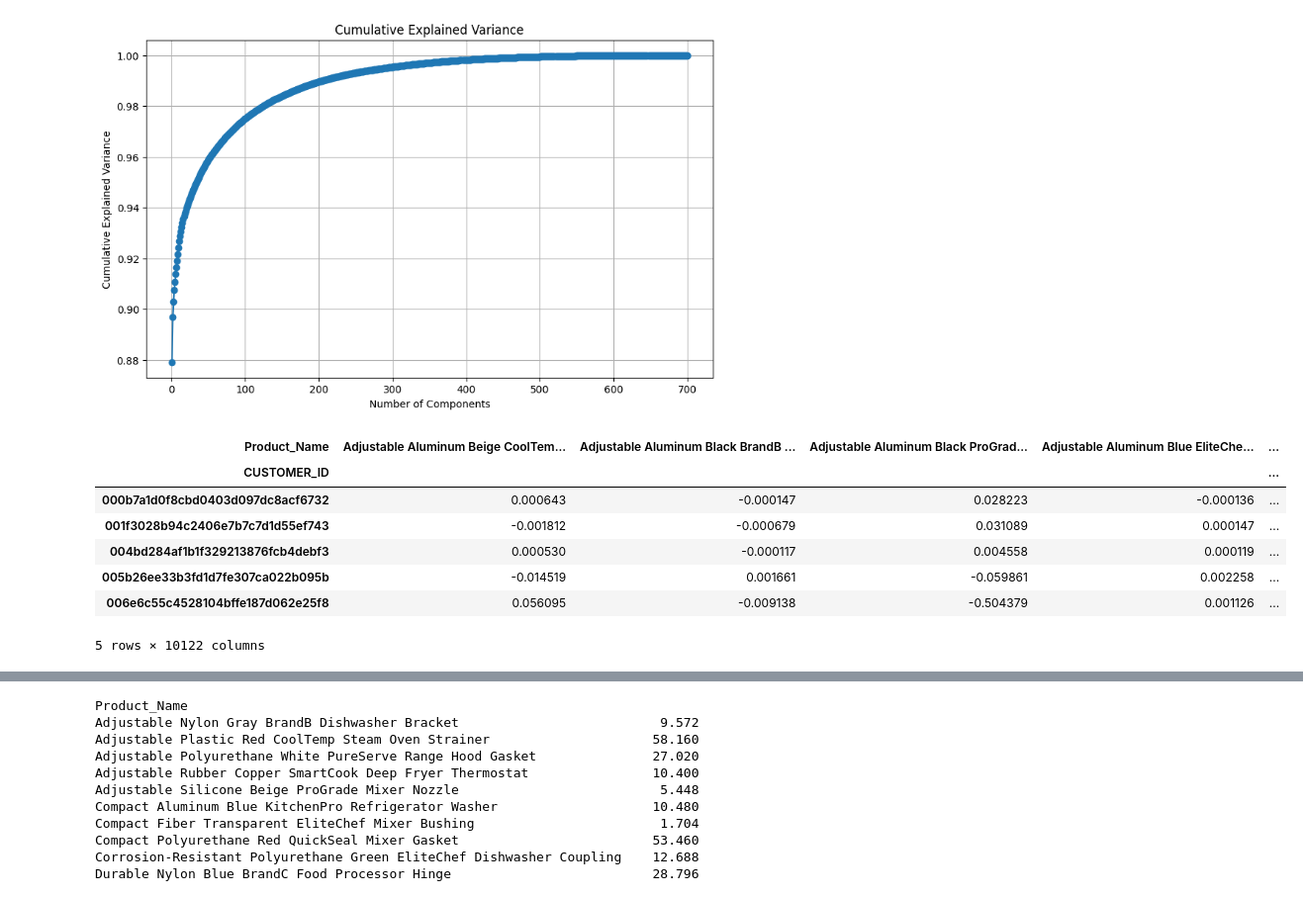
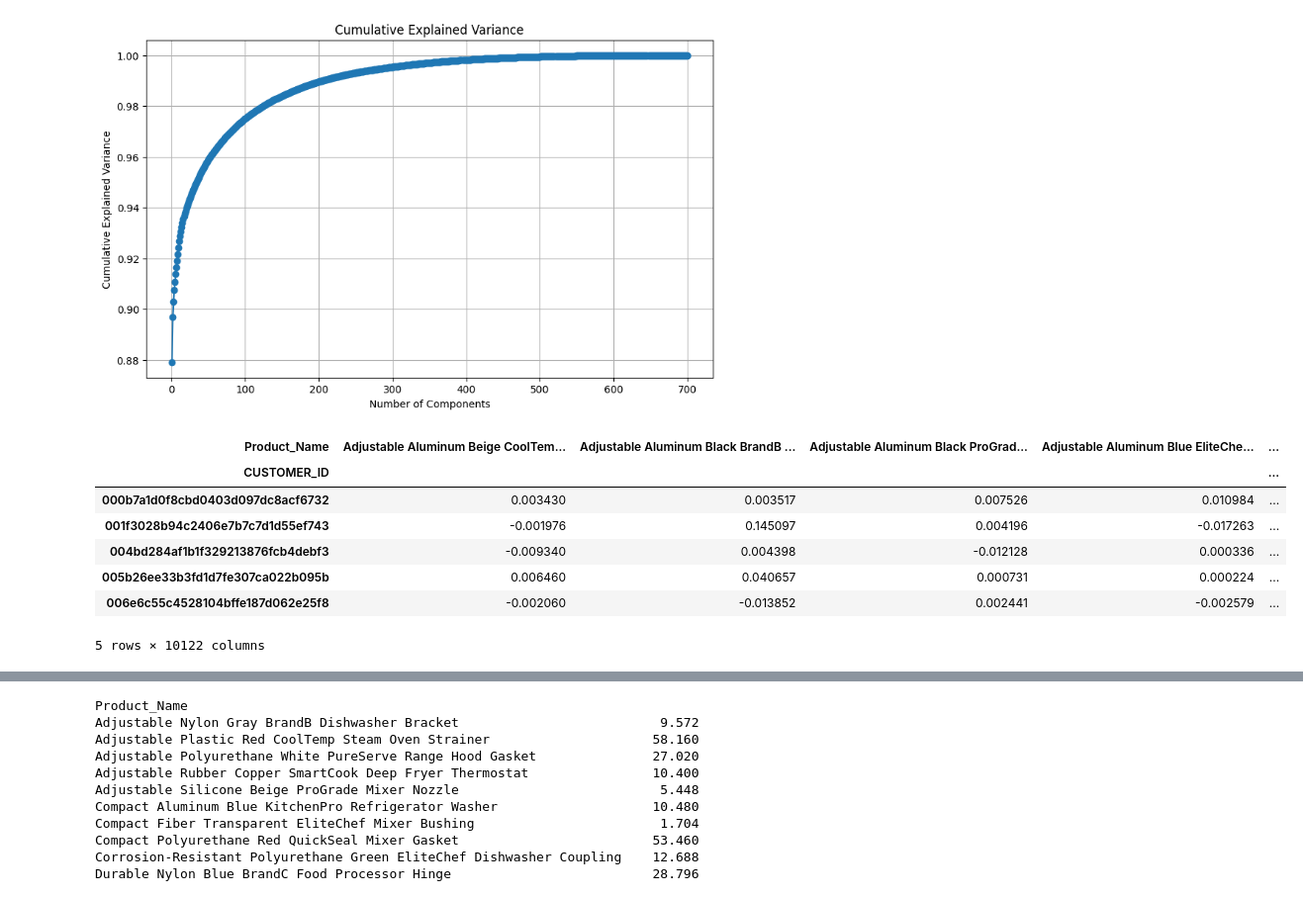
Before and after one commit to danayou/Recommendation-System, a Jupyter notebook: collaborative_filtering.ipynb, the cells around one changed output, grey strips where cells are left out. Shown: that part at 99% size. Cells and saved outputs as stored; diff of their text form; code cells hidden in the pictures.

```diff
--- a/collaborative_filtering.ipynb
+++ b/collaborative_filtering.ipynb
@@ -299,7 +304,7 @@ def explained_variance_scorer(estimator, X, y=None):
     return np.sum(estimator.explained_variance_ratio_)
 
 param_grid = {
-    'n_components': [400, 500, 600],
+    'n_components': [80, 100, 120],
     'algorithm': ['randomized', 'arpack']
 }
 
@@ -344,24 +332,24 @@ plt.show()
 [figure]
 # %%
 #Matrix factorization
-n_components = 500
+n_components = 120
 svd = TruncatedSVD(n_components=n_components, random_state=42)
 
 user_features = svd.fit_transform(train_csr)
 item_features = svd.components_
 
 predicted_ratings = np.dot(user_features, item_features)
 
 predicted_df = pd.DataFrame(predicted_ratings, index=pivot_df.index, columns=pivot_df.columns)
 predicted_df.head()
 # %% [output]
 | Product_Name | Adjustable Aluminum Beige CoolTem... | Adjustable Aluminum Black BrandB ... | Adjustable Aluminum Black ProGrad... | Adjustable Aluminum Blue EliteChe... | ... |
 | CUSTOMER_ID |  |  |  |  | ... |
-| 000b7a1d0f8cbd0403d097dc8acf6732 | 0.000643 | -0.000147 | 0.028223 | -0.000136 | ... |
-| 001f3028b94c2406e7b7c7d1d55ef743 | -0.001812 | -0.000679 | 0.031089 | 0.000147 | ... |
-| 004bd284af1b1f329213876fcb4debf3 | 0.000530 | -0.000117 | 0.004558 | 0.000119 | ... |
-| 005b26ee33b3fd1d7fe307ca022b095b | -0.014519 | 0.001661 | -0.059861 | 0.002258 | ... |
-| 006e6c55c4528104bffe187d062e25f8 | 0.056095 | -0.009138 | -0.504379 | 0.001126 | ... |
+| 000b7a1d0f8cbd0403d097dc8acf6732 | 0.003430 | 0.003517 | 0.007526 | 0.010984 | ... |
+| 001f3028b94c2406e7b7c7d1d55ef743 | -0.001976 | 0.145097 | 0.004196 | -0.017263 | ... |
+| 004bd284af1b1f329213876fcb4debf3 | -0.009340 | 0.004398 | -0.012128 | 0.000336 | ... |
+| 005b26ee33b3fd1d7fe307ca022b095b | 0.006460 | 0.040657 | 0.000731 | 0.000224 | ... |
+| 006e6c55c4528104bffe187d062e25f8 | -0.002060 | -0.013852 | 0.002441 | -0.002579 | ... |
 5 rows × 10122 columns
 # %%
 #Generate recommendations
```
Also changed, not shown: parts of 16 cells of this notebook.
